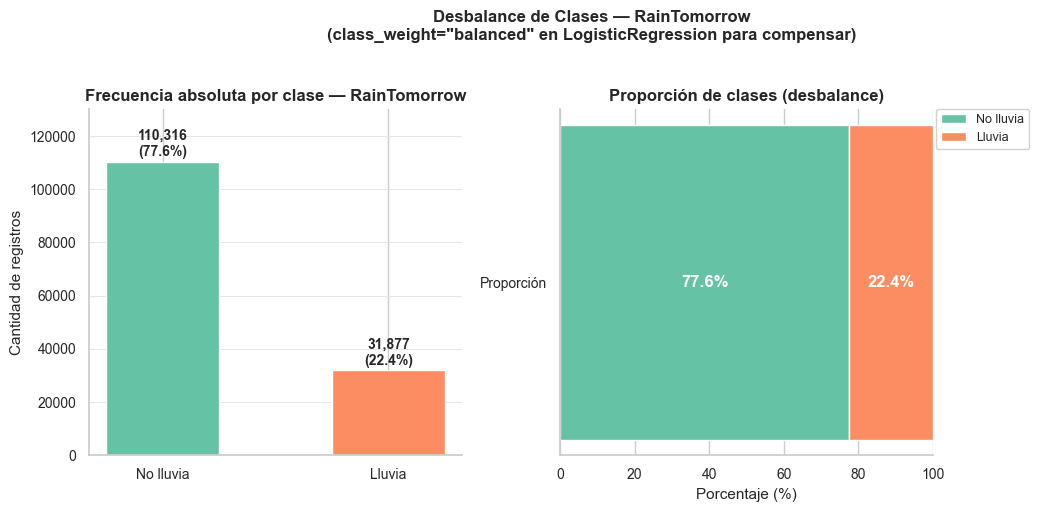
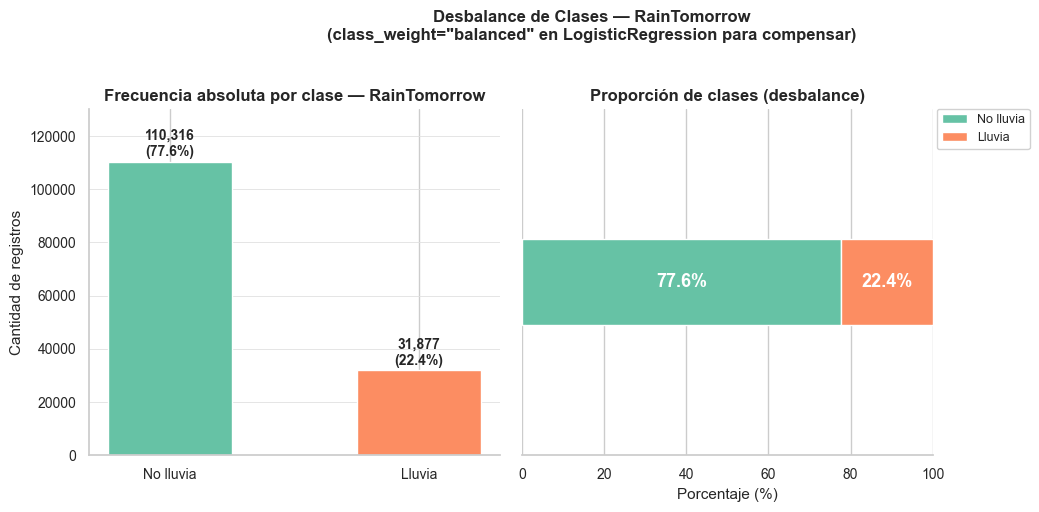
Unified diff of the notebook cell whose output changed from the first chart to the second:
--- before
+++ after
@@ -18,26 +18,25 @@
 axes[0].set_axisbelow(True)
 ymax = target_counts.values.max()
-axes[0].set_ylim(0, ymax * 1.18)   # espacio para etiquetas
+axes[0].set_ylim(0, ymax * 1.18)
 for i, (v, p) in enumerate(zip(target_counts.values, pcts.values)):
     axes[0].text(i, v + ymax * 0.02, f'{v:,}\n({p:.1f}%)',
                  ha='center', fontweight='bold', fontsize=10)
 
-# Panel derecho — barra apilada de proporciones
-axes[1].barh(['Proporción'], [pcts.iloc[0]], color=SET2[0],
-             label='No lluvia', height=0.4)
-axes[1].barh(['Proporción'], [pcts.iloc[1]], left=[pcts.iloc[0]],
-             color=SET2[1], label='Lluvia', height=0.4)
+# Panel derecho — barra apilada horizontal de proporciones
+axes[1].barh([0], [pcts.iloc[0]], color=SET2[0], label='No lluvia', height=0.5)
+axes[1].barh([0], [pcts.iloc[1]], left=[pcts.iloc[0]], color=SET2[1], label='Lluvia', height=0.5)
 axes[1].set_xlim(0, 100)
+axes[1].set_ylim(-1, 1)          # limita la altura de la barra
 axes[1].set_xlabel('Porcentaje (%)', fontsize=11)
-axes[1].set_title('Proporción de clases (desbalance)',
-                  fontsize=12, fontweight='bold')
+axes[1].set_title('Proporción de clases (desbalance)', fontsize=12, fontweight='bold')
+axes[1].set_yticks([])           # sin etiqueta en eje Y — la barra se explica sola
 axes[1].tick_params(labelsize=10)
-axes[1].spines[['top', 'right']].set_visible(False)
+axes[1].spines[['top', 'right', 'left']].set_visible(False)
 axes[1].legend(fontsize=9, bbox_to_anchor=(1.01, 1), loc='upper left',
                borderaxespad=0, framealpha=0.9)
 axes[1].text(pcts.iloc[0]/2, 0, f'{pcts.iloc[0]:.1f}%',
-             ha='center', va='center', fontweight='bold', fontsize=12, color='white')
+             ha='center', va='center', fontweight='bold', fontsize=13, color='white')
 axes[1].text(pcts.iloc[0] + pcts.iloc[1]/2, 0, f'{pcts.iloc[1]:.1f}%',
-             ha='center', va='center', fontweight='bold', fontsize=12, color='white')
+             ha='center', va='center', fontweight='bold', fontsize=13, color='white')
 
 plt.suptitle('Desbalance de Clases — RainTomorrow\n'

Commit: fix(viz): corregir barra apilada class_distribution — altura y eje Y